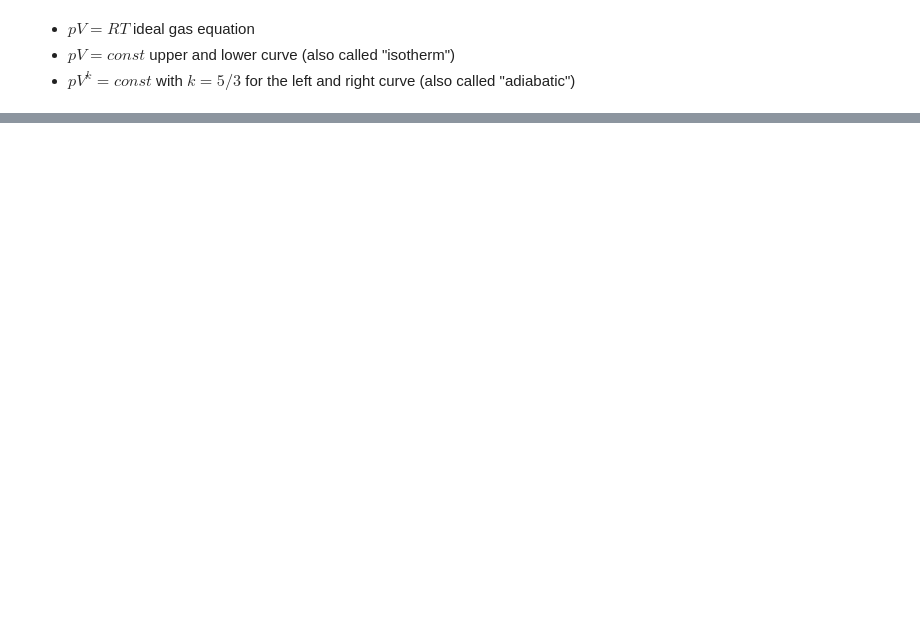
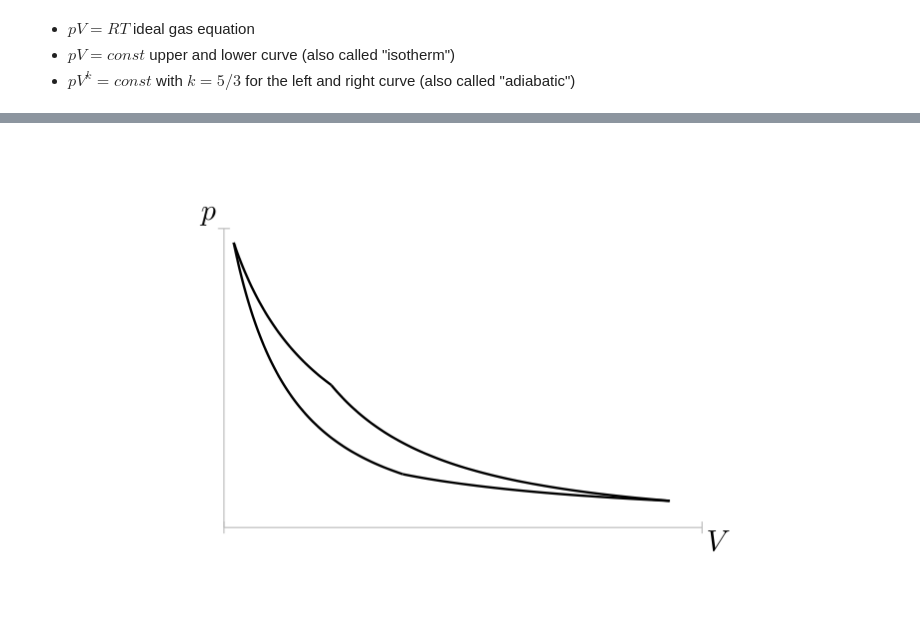
Before and after one commit to kolibril13/flyingframes, a Jupyter notebook: docs/source/carnot.ipynb, the cells around one changed output, grey strips where cells are left out. Saved outputs shown, nothing was run; the diff lists cells and outputs as text; code cells hidden in the pictures; blank space fills up the shorter version.

```diff
--- a/docs/source/carnot.ipynb
+++ b/docs/source/carnot.ipynb
@@ -107,5 +101,30 @@ lines = VGroup(
 # %%
 %%manim $param
+
+ax = Axes(x_range=[0.9, 5.8, 4.9], y_range=[0, 5000, 5000],x_length=8, y_length=5)
+labels = ax.get_axis_labels(x_label="V", y_label="p")
+labels[0].shift(.6*DOWN)
+labels[1].shift(.6*LEFT)
+isotherm12_graph = ax.get_graph(
+    lambda x: p_isotherm(x, Tmax), x_range=[V1, V2,0.01], color=BLACK
+)
+adiabatisch23_graph = ax.get_graph(
+    lambda x: p_adiabatisch(x, p2, V2) , x_range=[V2, V3,0.01], color=BLACK
+)
+isotherm34_graph = ax.get_graph(
+    lambda x: p_isotherm(x, Tmin), x_range=[V3, V4,0.01], color=BLACK
+)
+adiabatisch41_graph = ax.get_graph(
+    lambda x: p_adiabatisch(x, p4, V4), x_range=[V4, V1,0.01], color=BLACK
+)
+lines = VGroup(
+    isotherm12_graph, adiabatisch23_graph, isotherm34_graph, adiabatisch41_graph
+)
+
+ax.add(labels)
+
 class Example(Scene):
     def construct(self):
         self.add(ax,lines)
+# %% [output]
+[figure, added]
```
Also changed, not shown: parts of 24 cells of this notebook, 1 other file.
